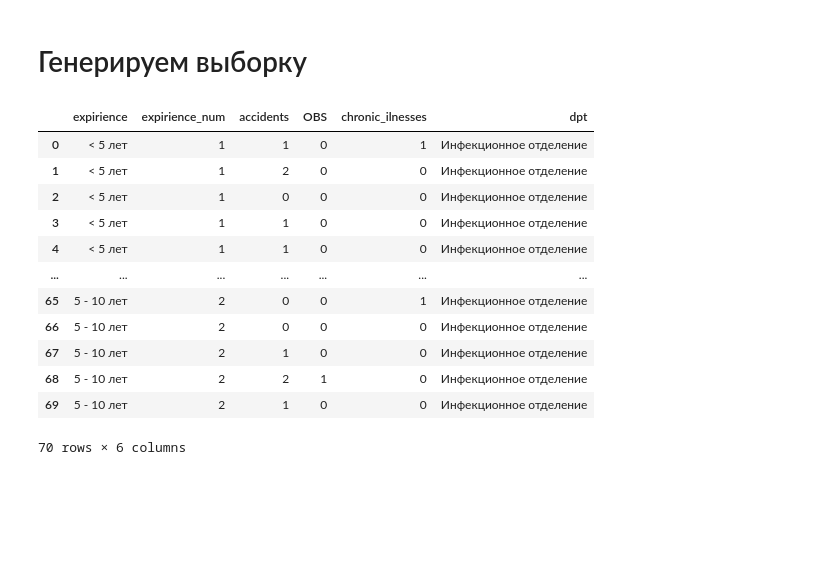
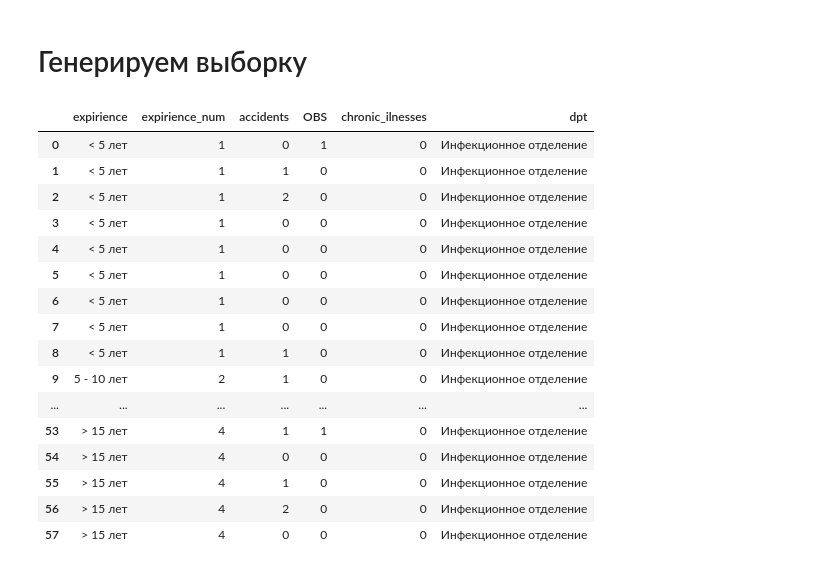
Before and after one commit to AlKul/illnesses, a Jupyter notebook: Abstract.ipynb, the cells around one changed output. Cells and saved outputs as stored; diff of their text form; code cells hidden in the pictures; blank space fills up the shorter version.

```diff
--- a/Abstract.ipynb
+++ b/Abstract.ipynb
@@ -33,9 +33,14 @@ OBS = [] # СЭВ - occupational burnout syndrome
 chronic_ilnesses = []
 dpt = [] # отделение
 
+n1 = 9
+n2 = 16
+n3 = 19
+n4 = 14
 
-#for i in range(0,3):
-for i in range(0,30):
+
+for i in range(0,n1):
+#for i in range(0,30):
     expirience.append("< 5 лет")
     expirience_num.append(1)
     acc = 0
@@ -45,8 +50,8 @@ for i in range(0,30):
     accidents.append(acc)
     OBS.append(generate_bin(0.1))
     chronic_ilnesses.append(generate_bin(0.03))
-#for i in range(8):
-for i in range(80):
+for i in range(n2):
+#for i in range(80):
     expirience.append("5 - 10 лет")
     expirience_num.append(2)
 #    accidents.append(generate_bin(0.10))
@@ -56,8 +61,8 @@ for i in range(80):
     accidents.append(acc)
     OBS.append(generate_bin(0.15))
     chronic_ilnesses.append(generate_bin(0.03))
-#for i in range(12):
-for i in range(120):
+for i in range(n3):
+#for i in range(120):
     expirience.append("10 - 15 лет")
     expirience_num.append(3)
 #    accidents.append(generate_bin(0.12))
@@ -67,47 +72,53 @@ for i in range(120):
     accidents.append(acc)
     OBS.append(generate_bin(0.25))
     chronic_ilnesses.append(generate_bin(0.05))
-for i in range(40):
+#for i in range(40):
+for i in range(n4):
     expirience.append("> 15 лет")
     expirience_num.append(4)
 #    accidents.append(generate_bin(0.15))
     acc = 0
     for i in range(5):
         acc += generate_bin(0.15)
     accidents.append(acc)
     OBS.append(generate_bin(0.25))
     chronic_ilnesses.append(generate_bin(0.25))
-for i in range(30 + 80+120+40):
+#for i in range(30 + 80+120+40):
+for i in range(n1 + n2 + n3 + n4):
     dpt.append("Инфекционное отделение")
 
 
 #df = pd.DataFrame( ( expirience, accidents, OBS, chronic_ilnesses, dpt), columns = ['expirience', 'accidents', 'OBS', 'chronic_ilnesses', 'dpt'])
 df = pd.DataFrame({
     'expirience' : expirience,
     'expirience_num' : expirience_num,
     'accidents' : accidents,
     'OBS' : OBS,
     'chronic_ilnesses' : chronic_ilnesses,
     'dpt' : dpt
 })
 df.head(70)
 
 #expirience,
 #generate_bin(0.5)
 # %% [output]
 |  | expirience | expirience_num | accidents | OBS | chronic_ilnesses | dpt |
-| 0 | < 5 лет | 1 | 1 | 0 | 1 | Инфекционное отделение |
-| 1 | < 5 лет | 1 | 2 | 0 | 0 | Инфекционное отделение |
-| 2 | < 5 лет | 1 | 0 | 0 | 0 | Инфекционное отделение |
-| 3 | < 5 лет | 1 | 1 | 0 | 0 | Инфекционное отделение |
-| 4 | < 5 лет | 1 | 1 | 0 | 0 | Инфекционное отделение |
+| 0 | < 5 лет | 1 | 0 | 1 | 0 | Инфекционное отделение |
+| 1 | < 5 лет | 1 | 1 | 0 | 0 | Инфекционное отделение |
+| 2 | < 5 лет | 1 | 2 | 0 | 0 | Инфекционное отделение |
+| 3 | < 5 лет | 1 | 0 | 0 | 0 | Инфекционное отделение |
+| 4 | < 5 лет | 1 | 0 | 0 | 0 | Инфекционное отделение |
+| 5 | < 5 лет | 1 | 0 | 0 | 0 | Инфекционное отделение |
+| 6 | < 5 лет | 1 | 0 | 0 | 0 | Инфекционное отделение |
+| 7 | < 5 лет | 1 | 0 | 0 | 0 | Инфекционное отделение |
+| 8 | < 5 лет | 1 | 1 | 0 | 0 | Инфекционное отделение |
+| 9 | 5 - 10 лет | 2 | 1 | 0 | 0 | Инфекционное отделение |
 | ... | ... | ... | ... | ... | ... | ... |
-| 65 | 5 - 10 лет | 2 | 0 | 0 | 1 | Инфекционное отделение |
-| 66 | 5 - 10 лет | 2 | 0 | 0 | 0 | Инфекционное отделение |
-| 67 | 5 - 10 лет | 2 | 1 | 0 | 0 | Инфекционное отделение |
-| 68 | 5 - 10 лет | 2 | 2 | 1 | 0 | Инфекционное отделение |
-| 69 | 5 - 10 лет | 2 | 1 | 0 | 0 | Инфекционное отделение |
+| 53 | > 15 лет | 4 | 1 | 1 | 0 | Инфекционное отделение |
+| 54 | > 15 лет | 4 | 0 | 0 | 0 | Инфекционное отделение |
+| 55 | > 15 лет | 4 | 1 | 0 | 0 | Инфекционное отделение |
+| 56 | > 15 лет | 4 | 2 | 0 | 0 | Инфекционное отделение |
+| 57 | > 15 лет | 4 | 0 | 0 | 0 | Инфекционное отделение |
-70 rows × 6 columns
 # %%
 df_unsorted = df.sample(frac=1)
 PREPARED_DATASET_PATH = './illnesses.csv'
```
Also changed, not shown: parts of 5 cells of this notebook.
